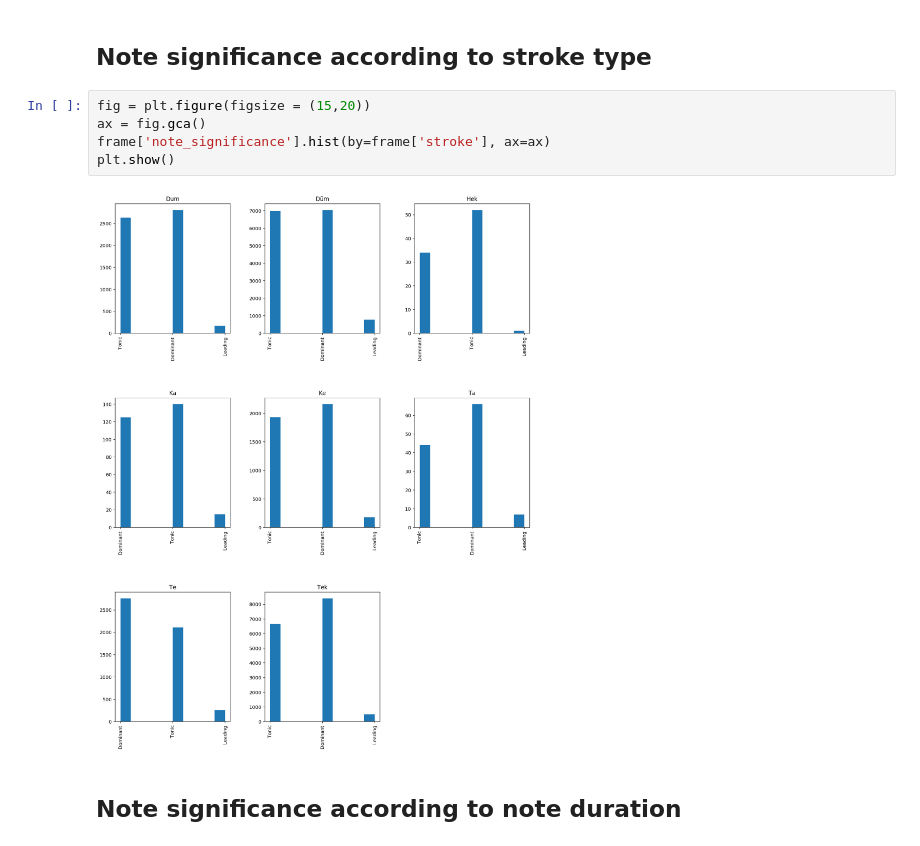
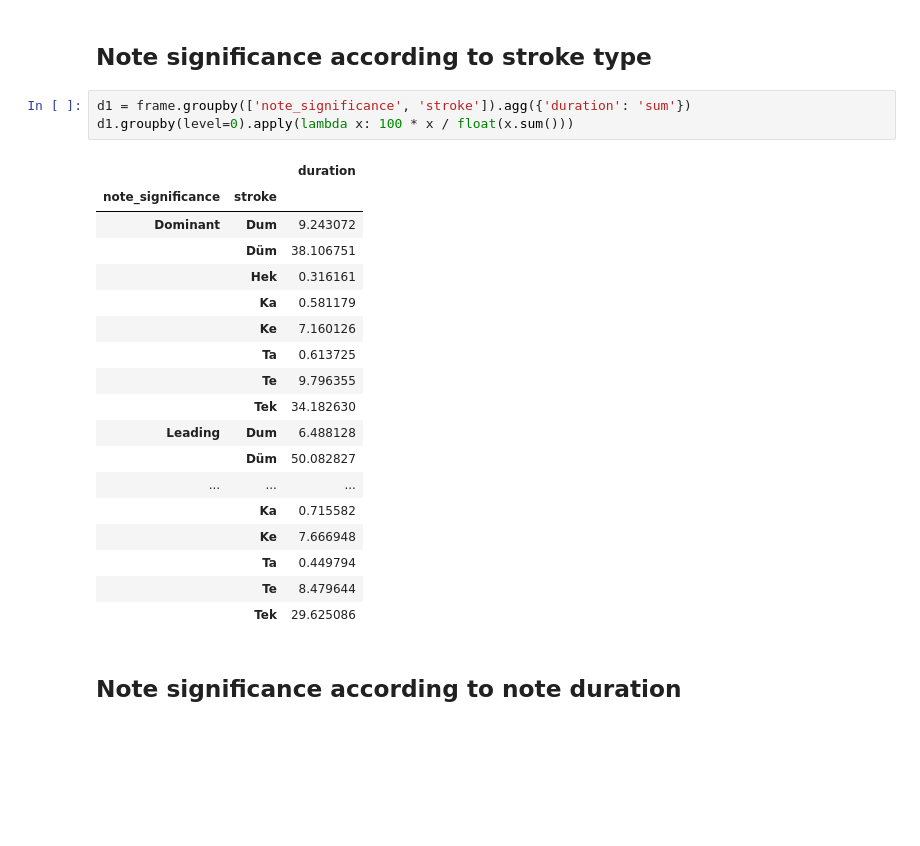
Before and after one commit to migperfer/AMPL-UPF-MSC, a Jupyter notebook: Check usuls_makams.ipynb, the cells around one changed output. Saved outputs shown, nothing was run; the diff lists cells and outputs as text; blank space fills up the shorter version.

Commit message:
Dist_tables instead of histograms

```diff
--- a/Check usuls_makams.ipynb
+++ b/Check usuls_makams.ipynb
@@ -324,12 +322,27 @@ left_hands.groupby(by=['hand', 'note_significance']).count()/len(left_hands)*100
 |  | Tonic | 14.349202 | 14.349202 | 14.349202 | 14.349202 | 14.349202 | 14.349202 | 14.349202 |
 # %% [markdown]
 ## Note significance according to stroke type
-# %%
-fig = plt.figure(figsize = (15,20))
-ax = fig.gca()
-frame['note_significance'].hist(by=frame['stroke'], ax=ax)
-plt.show()
-# %% [output]
-[figure, removed]
+# %%
+d1 = frame.groupby(['note_significance', 'stroke']).agg({'duration': 'sum'})
+d1.groupby(level=0).apply(lambda x: 100 * x / float(x.sum()))
+# %% [output]
+|  |  | duration |
+| note_significance | stroke |  |
+| Dominant | Dum | 9.243072 |
+|  | Düm | 38.106751 |
+|  | Hek | 0.316161 |
+|  | Ka | 0.581179 |
+|  | Ke | 7.160126 |
+|  | Ta | 0.613725 |
+|  | Te | 9.796355 |
+|  | Tek | 34.182630 |
+| Leading | Dum | 6.488128 |
+|  | Düm | 50.082827 |
+| ... | ... | ... |
+|  | Ka | 0.715582 |
+|  | Ke | 7.666948 |
+|  | Ta | 0.449794 |
+|  | Te | 8.479644 |
+|  | Tek | 29.625086 |
 # %% [markdown]
 ## Note significance according to note duration
```
Also changed, not shown: parts of 9 cells of this notebook.
